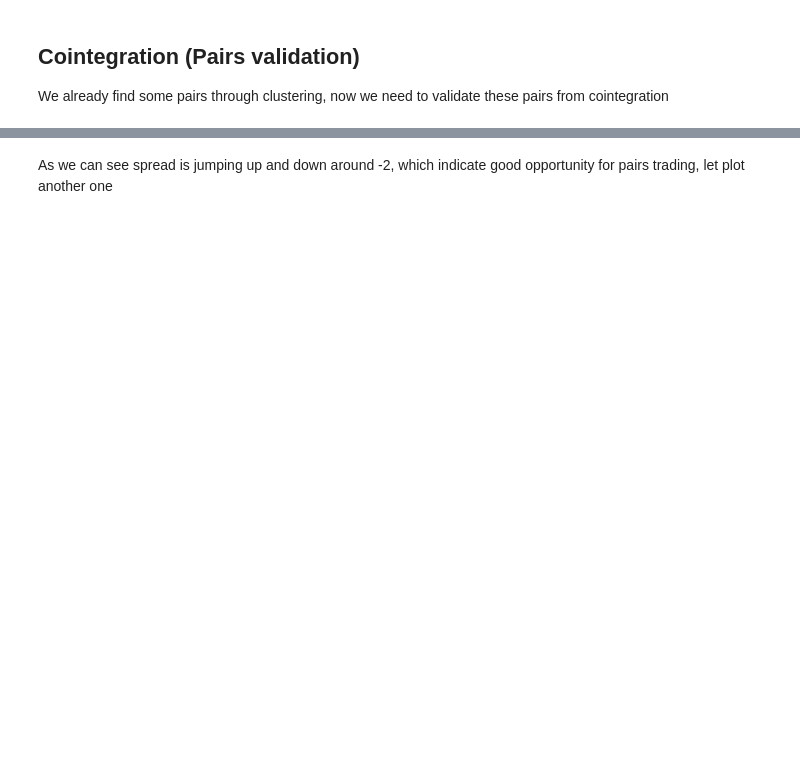
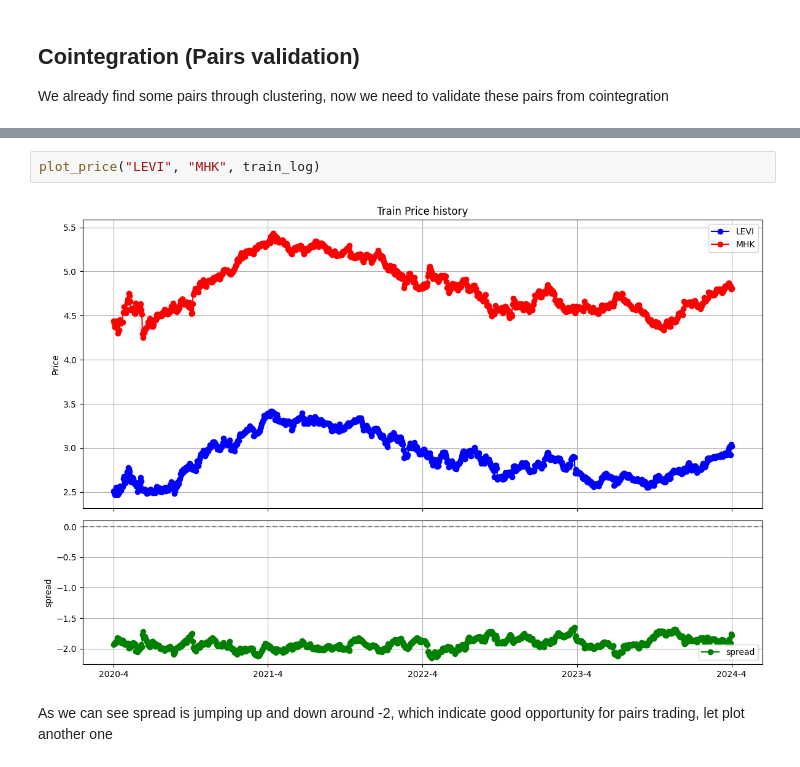
Before and after one commit to xuanruli/trade_solutions, a Jupyter notebook: pairs.ipynb, the cells around one changed output, grey strips where cells are left out. Drawn from its saved outputs; the diff is of its cells as text; blank space fills up the shorter version.

```diff
--- a/pairs.ipynb
+++ b/pairs.ipynb
@@ -246,3 +244,7 @@ plot_price("LEVI", "MHK", train)
+# %%
+plot_price("LEVI", "MHK", train_log)
+# %% [output]
+[figure, added]
 # %% [markdown]
 As we can see spread is jumping up and down around -2, which indicate good opportunity for pairs trading, let plot another one
 # %%
```
Also changed, not shown: parts of 37 cells of this notebook, 7 other files.
